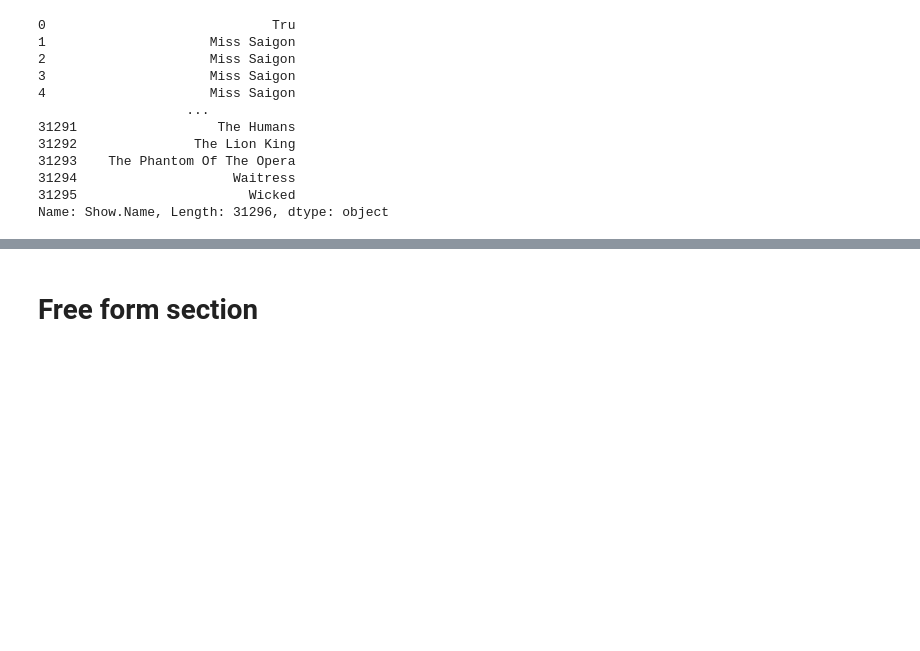
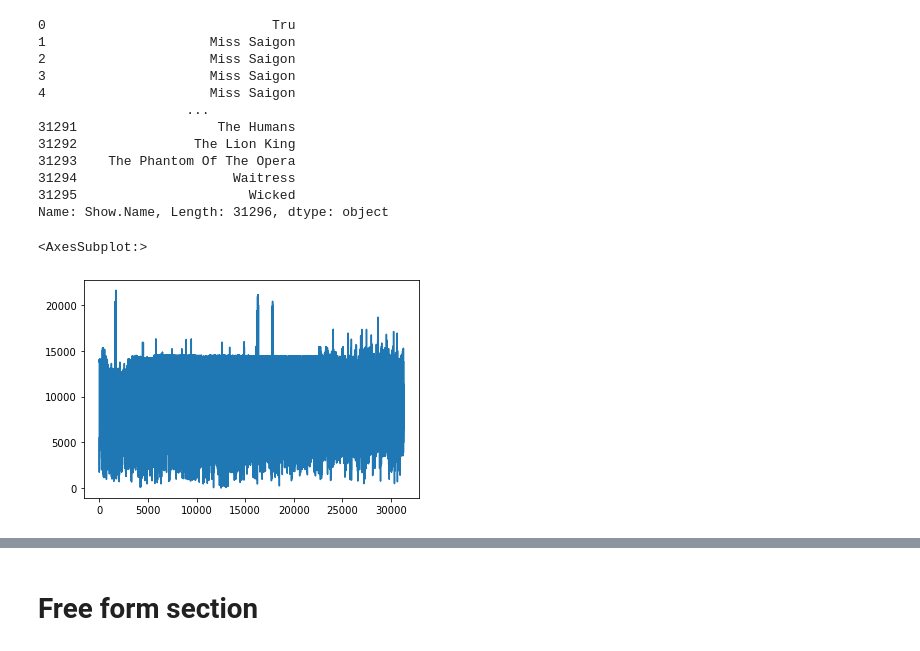
Before and after one commit to jhuang00/dh140, a Jupyter notebook: Assignment03/Assignment03.ipynb, the cells around one changed output, grey strips where cells are left out. Saved outputs shown, nothing was run; the diff lists cells and outputs as text; code cells hidden in the pictures; blank space fills up the shorter version.

```diff
--- a/Assignment03/Assignment03.ipynb
+++ b/Assignment03/Assignment03.ipynb
@@ -101,5 +107,10 @@ broadway_df['Show.Name']
 Name: Show.Name, Length: 31296, dtype: object
 # %%
 # Choose a column that has numeric values and make a line plot of the values
+
+broadway_df['Statistics.Attendance'].plot()
+# %% [output]
+<AxesSubplot:>
+[figure, added]
 # %%
 # Use "loc" to print out the first 10 elements of the plotted column
```
Also changed, not shown: parts of 7 cells of this notebook.
